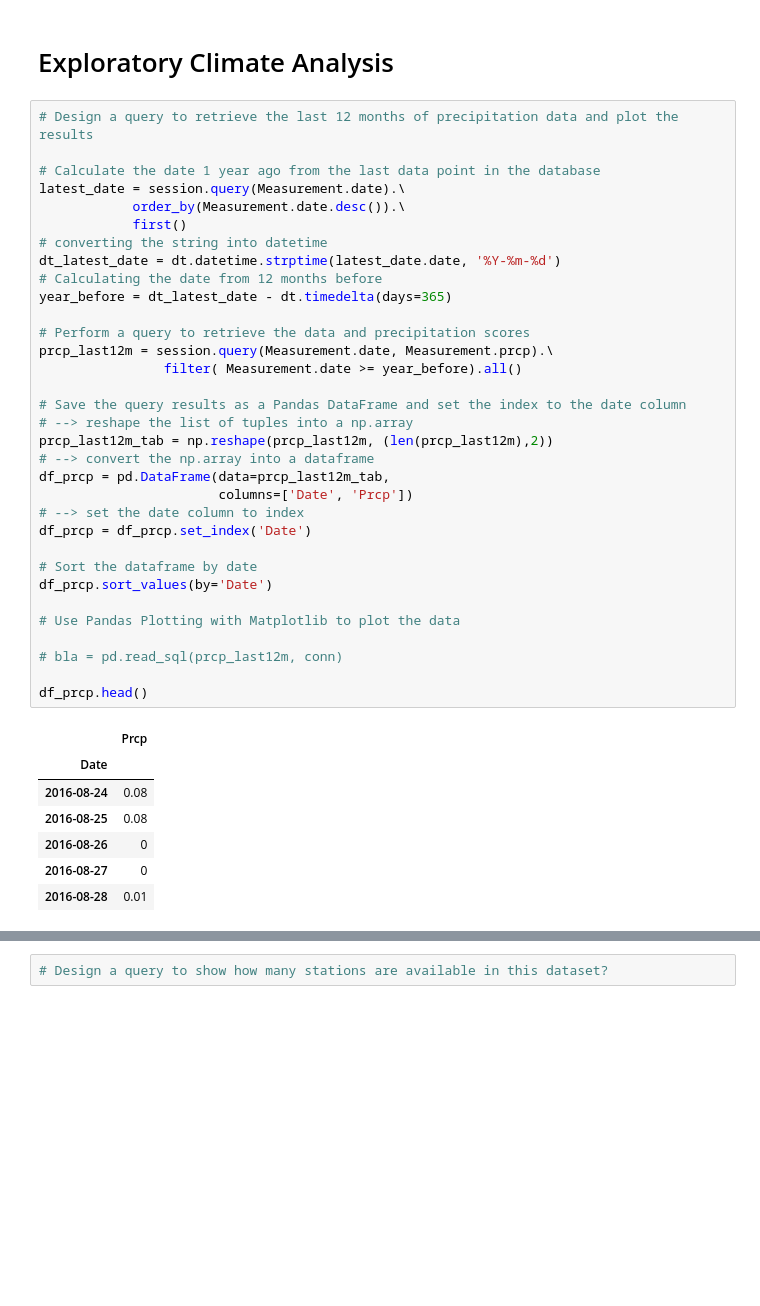
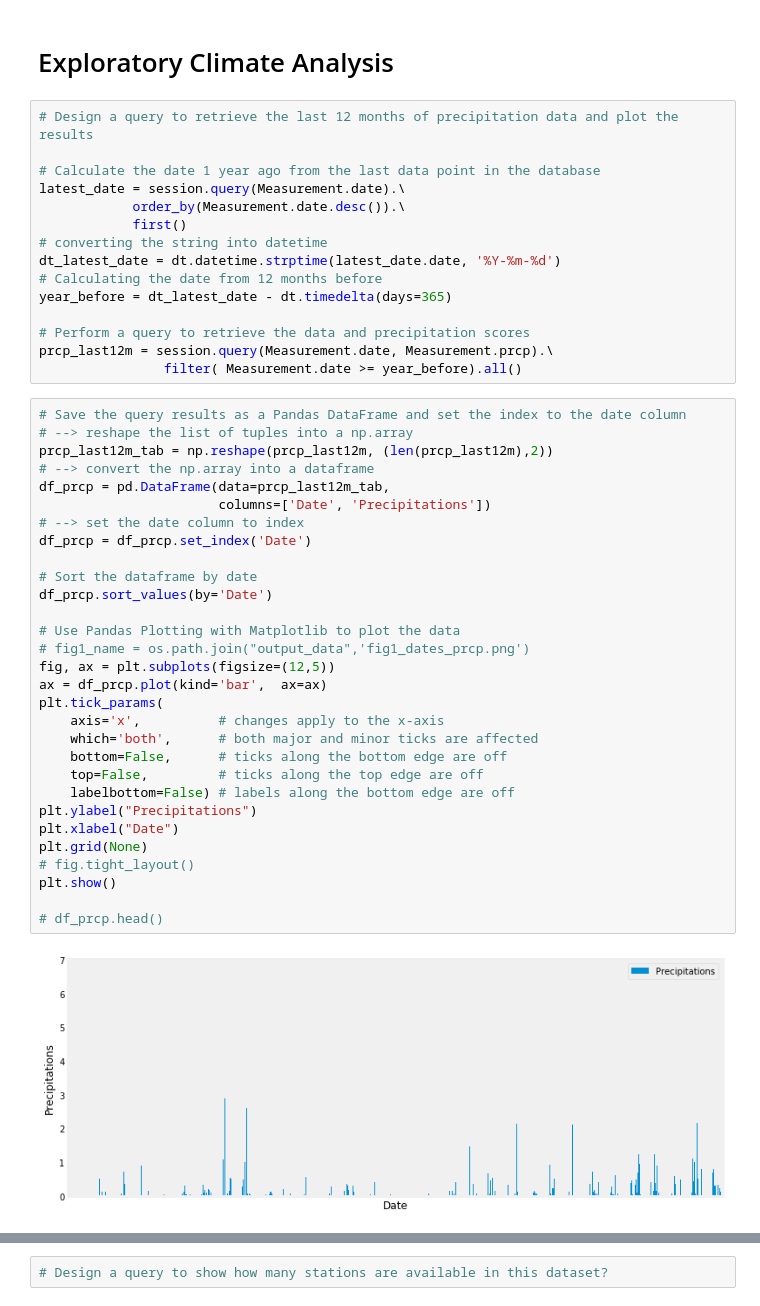
Before and after one commit to marieo31/SQLAlchemy_Challenge, a Jupyter notebook: climate.ipynb, the cells around one changed output, grey strips where cells are left out. Drawn from its saved outputs; the diff is of its cells as text; blank space fills up the shorter version.

Commit message:
plot done but crappy

```diff
--- a/climate.ipynb
+++ b/climate.ipynb
@@ -53,32 +54,38 @@ year_before = dt_latest_date - dt.timedelta(days=365)
 # Perform a query to retrieve the data and precipitation scores
 prcp_last12m = session.query(Measurement.date, Measurement.prcp).\
                 filter( Measurement.date >= year_before).all()
-
-# Save the query results as a Pandas DataFrame and set the index to the date column
-# --> reshape the list of tuples into a np.array
-prcp_last12m_tab = np.reshape(prcp_last12m, (len(prcp_last12m),2))
-# --> convert the np.array into a dataframe
-df_prcp = pd.DataFrame(data=prcp_last12m_tab,
-                       columns=['Date', 'Prcp'])
-# --> set the date column to index
-df_prcp = df_prcp.set_index('Date')
-
-# Sort the dataframe by date
-df_prcp.sort_values(by='Date')
-
-# Use Pandas Plotting with Matplotlib to plot the data
-
-# bla = pd.read_sql(prcp_last12m, conn)
-
-df_prcp.head()
-# %% [output]
-|  | Prcp |
-| Date |  |
-| 2016-08-24 | 0.08 |
-| 2016-08-25 | 0.08 |
-| 2016-08-26 | 0 |
-| 2016-08-27 | 0 |
-| 2016-08-28 | 0.01 |
+# %%
+# Save the query results as a Pandas DataFrame and set the index to the date column
+# --> reshape the list of tuples into a np.array
+prcp_last12m_tab = np.reshape(prcp_last12m, (len(prcp_last12m),2))
+# --> convert the np.array into a dataframe
+df_prcp = pd.DataFrame(data=prcp_last12m_tab,
+                       columns=['Date', 'Precipitations'])
+# --> set the date column to index
+df_prcp = df_prcp.set_index('Date')
+
+# Sort the dataframe by date
+df_prcp.sort_values(by='Date')
+
+# Use Pandas Plotting with Matplotlib to plot the data
+# fig1_name = os.path.join("output_data",'fig1_dates_prcp.png')
+fig, ax = plt.subplots(figsize=(12,5))
+ax = df_prcp.plot(kind='bar',  ax=ax)
+plt.tick_params(
+    axis='x',          # changes apply to the x-axis
+    which='both',      # both major and minor ticks are affected
+    bottom=False,      # ticks along the bottom edge are off
+    top=False,         # ticks along the top edge are off
+    labelbottom=False) # labels along the bottom edge are off
+plt.ylabel("Precipitations")
+plt.xlabel("Date")
+plt.grid(None)
+# fig.tight_layout()
+plt.show()
+
+# df_prcp.head()
+# %% [output]
+[figure, added]
 # %% [markdown]
 ![precipitation](Images/precipitation.png)
 # %%
```
Also changed, not shown: parts of 2 cells of this notebook.
